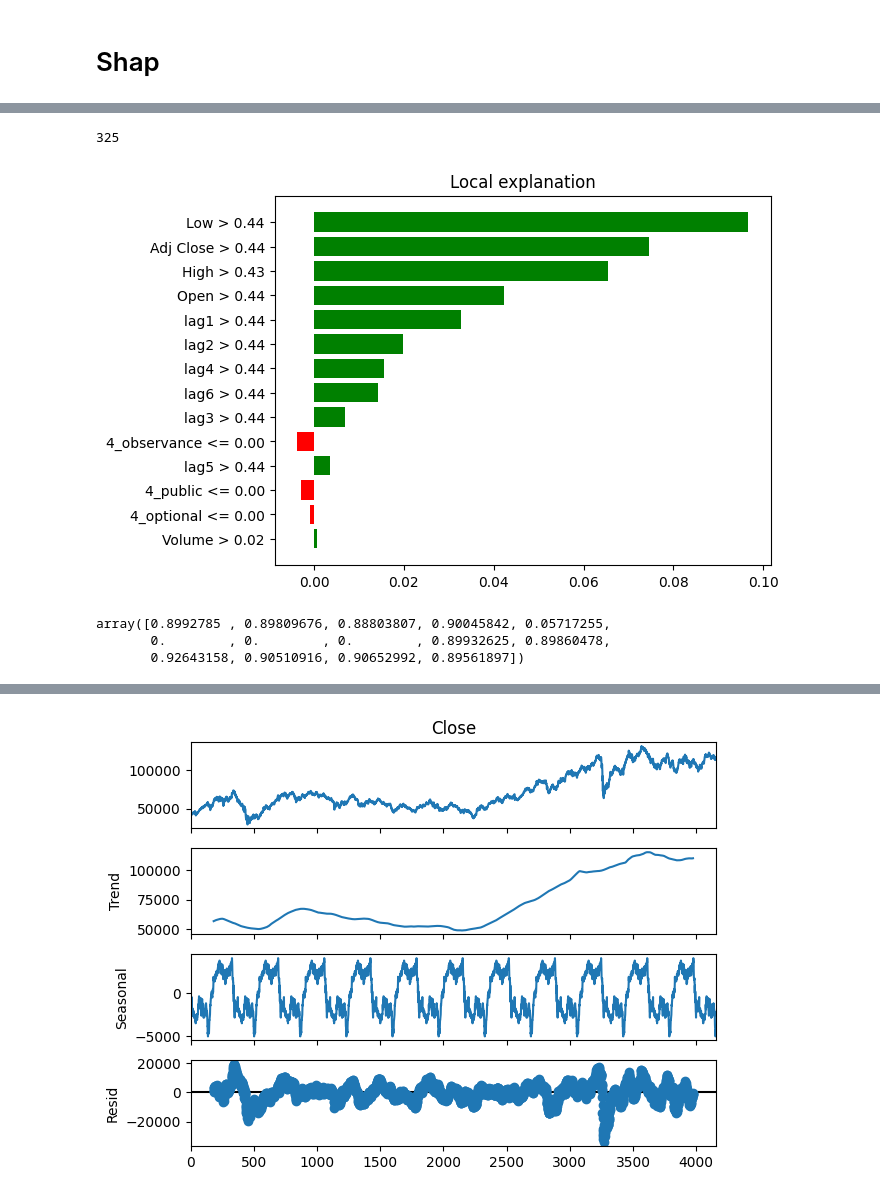
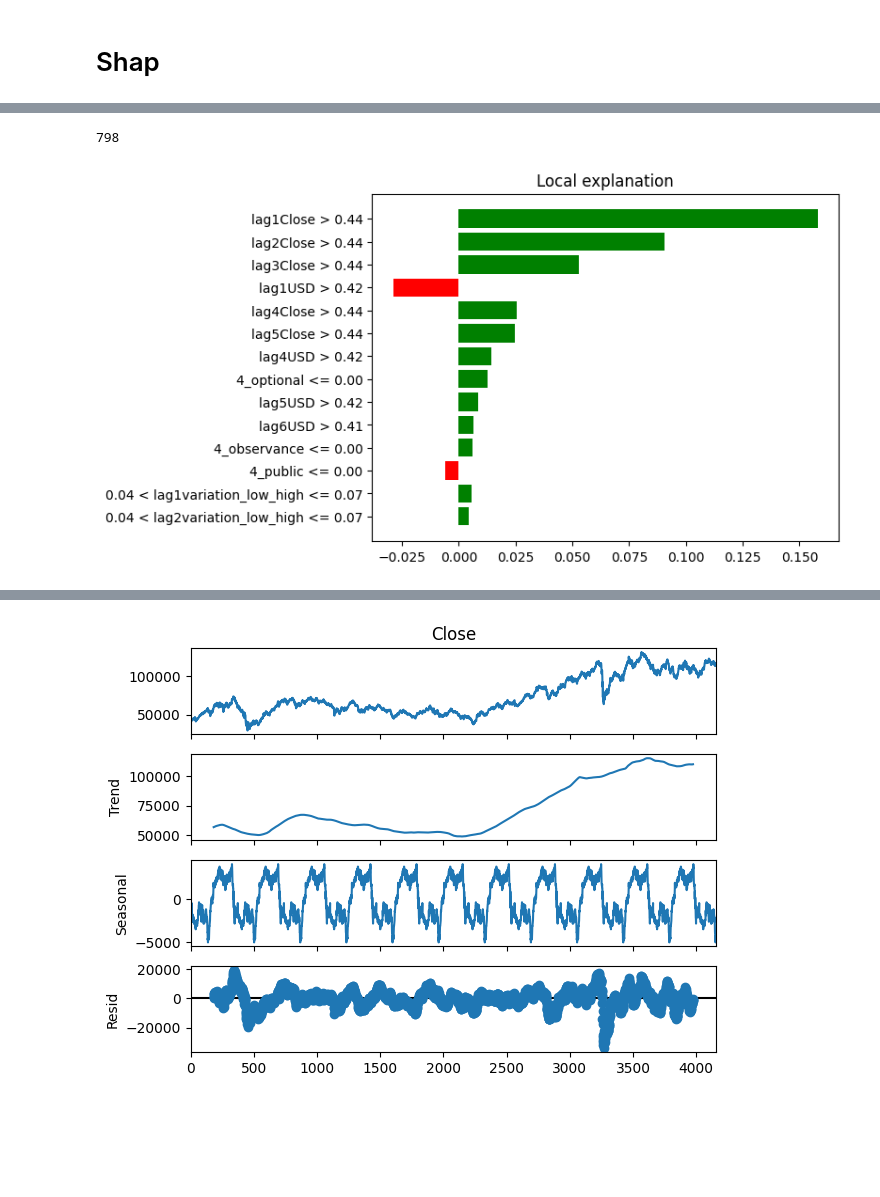
Before and after one commit to marreapato/AIRBNB_Regression_Analysis, a Jupyter notebook: stocks_type_lags/MultivariateStocks_Baseline_Com_Lags_tryingshaplime.ipynb, the cells around one changed output, grey strips where cells are left out. Cells and saved outputs as stored; diff of their text form; code cells hidden in the pictures; blank space fills up the shorter version.

```diff
--- a/stocks_type_lags/MultivariateStocks_Baseline_Com_Lags_tryingshaplime.ipynb
+++ b/stocks_type_lags/MultivariateStocks_Baseline_Com_Lags_tryingshaplime.ipynb
@@ -274,0 +418,3 @@ train, test = lagged_data[0:train_size], lagged_data[train_size:len(data)]
+# %%
+lagged_data = create_lagged_dataframe(lagged_data, look_back, include_lag0,column_name = 'variation_low_high')
+lagged_data = create_lagged_dataframe(lagged_data, look_back, include_lag0,column_name = 'USD')
@@ -274,0 +437,2 @@ train, test = lagged_data[0:train_size], lagged_data[train_size:len(data)]
+# %%
+lagged_data= lagged_data.drop(columns=['USD','variation_low_high'])
@@ -604,4 +778,4 @@ columnnames = lagged_data.columns[1:].values
 # %%
-columnnames = np.delete(columnnames, 3)
+columnnames = np.delete(columnnames, 0)
 columnnames
 # %% [output]
@@ -631,27 +827,21 @@ explainer = LimeTabularExplainer(trainX,
                                  mode="regression",
                                  feature_names=columnnames,
                                  class_names=['ibv'],
-                                 categorical_features=[[5,6,7]],
+                                 categorical_features=[[0,1,2,5]],
                                  discretize_continuous=True)
 # %%
 sample_idx = np.random.choice(range(len(testX)), size=(1,))[0]
 print(sample_idx)
-X_sample = testX[sample_idx]
+X_sample = testX[sample_idx]#testXnsc[sample_idx]
 
 # Explicação do modelo usando o explainer do Lime
 explanation = explainer.explain_instance(X_sample,
-                                         gru_model.predict,
+                                         bilstm_model.predict,
                                          num_features=(14))
 
 # Visualizando a explicação
 fig = explanation.as_pyplot_figure()
 plt.show()
 # %% [output]
-325
+798
-[figure, old version]
+[figure, new version]
-# %%
-X_sample
-# %% [output]
-array([0.8992785 , 0.89809676, 0.88803807, 0.90045842, 0.05717255,
-       0.        , 0.        , 0.        , 0.89932625, 0.89860478,
-       0.92643158, 0.90510916, 0.90652992, 0.89561897])
```
Also changed, not shown: parts of 136 cells of this notebook.
